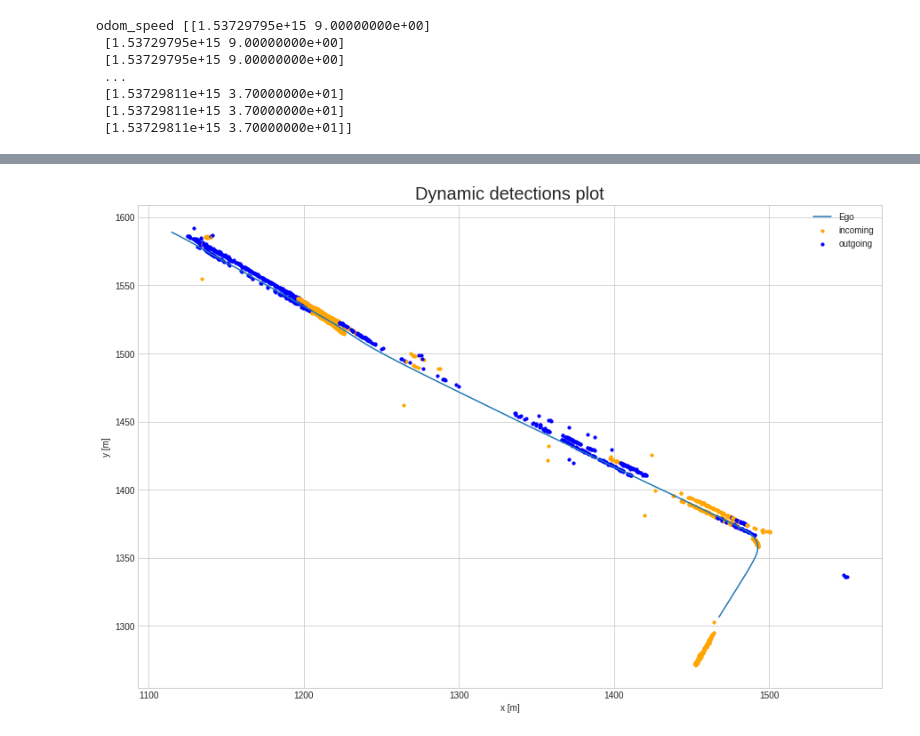
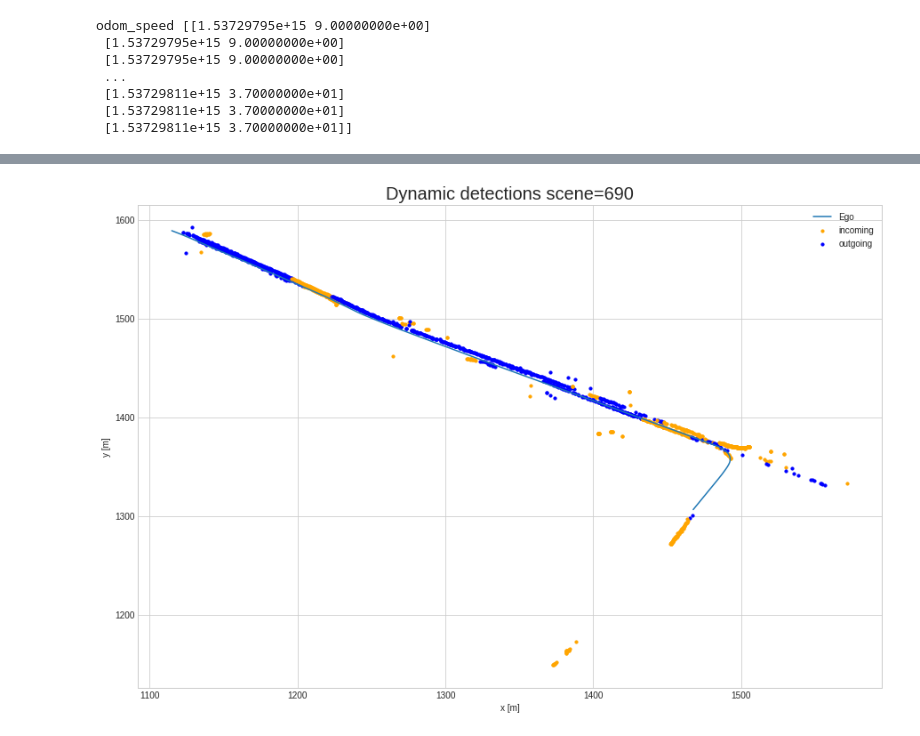
Before and after one commit to kfir1989/RadarLocalization, a Jupyter notebook: DynamicTracker.ipynb, the cells around one changed output, grey strips where cells are left out. Cells and saved outputs as stored; diff of their text form; code cells hidden in the pictures.

```diff
--- a/DynamicTracker.ipynb
+++ b/DynamicTracker.ipynb
@@ -337,20 +24,3 @@ odom_speed [[1.53729795e+15 9.00000000e+00]
  [1.53729811e+15 3.70000000e+01]
  [1.53729811e+15 3.70000000e+01]
  [1.53729811e+15 3.70000000e+01]]
-# %%
-from sklearn.cluster import DBSCAN
-
-fig, ax = plt.subplots(1,1,figsize=(15,10))
-colors = ['blue','orange','green','red','black','pink','yellow','purple',"brown","firebrick","coral","lime",
-                      "wheat", "yellowgreen", "lightyellow", "skyblue", "cyan", "chocolate", "maroon", "peru", "blueviolet"]
-
-for t in range(0,20):
-    pc = dataset.getDynamicPoints(t)
-    pc = np.squeeze(pc[np.where(pc[:,3]==0) or np.where(pc[:,3]==2) or np.where(pc[:,3]==6), :], axis=0)
-    clus = DBSCAN(eps=2, min_samples=2).fit(pc[:,0:2])
-    c = clus.labels_
-    for i in range(pc.shape[0]):
-        v_comp = np.sqrt(pc[i,8]**2 + pc[i,9]**2)
-        if v_comp > 3:
-            #c = int(np.round(v_comp) % 17)
-            ax.scatter(pc[i,0], pc[i,1], s=10, c=colors[c[i]])
@@ -359,38 +27,32 @@ for t in range(0,20):
 # %%
-from sklearn.cluster import DBSCAN
-
 fig, ax = plt.subplots(1,1,figsize=(15,10))
 colors = ['blue','orange','green','red','black','pink','yellow','purple',"brown","firebrick","coral","lime",
                       "wheat", "yellowgreen", "lightyellow", "skyblue", "cyan", "chocolate", "maroon", "peru", "blueviolet"]
 
 start_frame = 0
 n_frames = 800
 ego_path = dataset.getEgoPath()
 ax.plot(ego_path[start_frame:n_frames,0], ego_path[start_frame:n_frames,1])
-
+model = ClassicDBSCAN(eps=3, min_samples=2)
 for t in range(start_frame,n_frames):
     pc, ts, heading, speed = dataset.getDynamicPoints(t)
     if pc.shape[0] < 1:
         continue
-    clus = DBSCAN(eps=3, min_samples=2).fit(pc[:,0:2+6:7])
-    c = clus.labels_
-    n_clusters = np.unique(c)
-    for i in n_clusters:
-        if c[i] == -1:
-            continue
-        x_com = pc[c==i,0]
-        y_com = pc[c==i,1]
-        vx_com = np.mean(pc[c==i,6])
-        vy_com = np.mean(pc[c==i,7])
-        v_towards = 0 if vx_com > 0 else 1
+
+    Z, X = model.run(pc=pc, ego=ego_path[t], heading=heading)
+    for z,x in zip(Z,X):
+        vr = z[2]
+        x_com = x[0]
+        y_com = x[1]
+        v_towards = 0 if vr > 0 else 1
         ax.scatter(x_com, y_com, s=10, c=colors[v_towards])
 
 ax.set_title(f"Dynamic detections scene={scene_id}", fontsize=20)
 ax.set(xlabel='x [m]', ylabel='y [m]')
 ax.legend(['Ego', 'incoming','outgoing'])
 leg = ax.get_legend()
 #leg.legendHandles[0].set_color('red')
 leg.legendHandles[1].set_color('orange')
 leg.legendHandles[2].set_color('blue')
 # %% [output]
-[figure, old version]
+[figure, new version]
```
Also changed, not shown: parts of 11 cells of this notebook, 1 other file.
